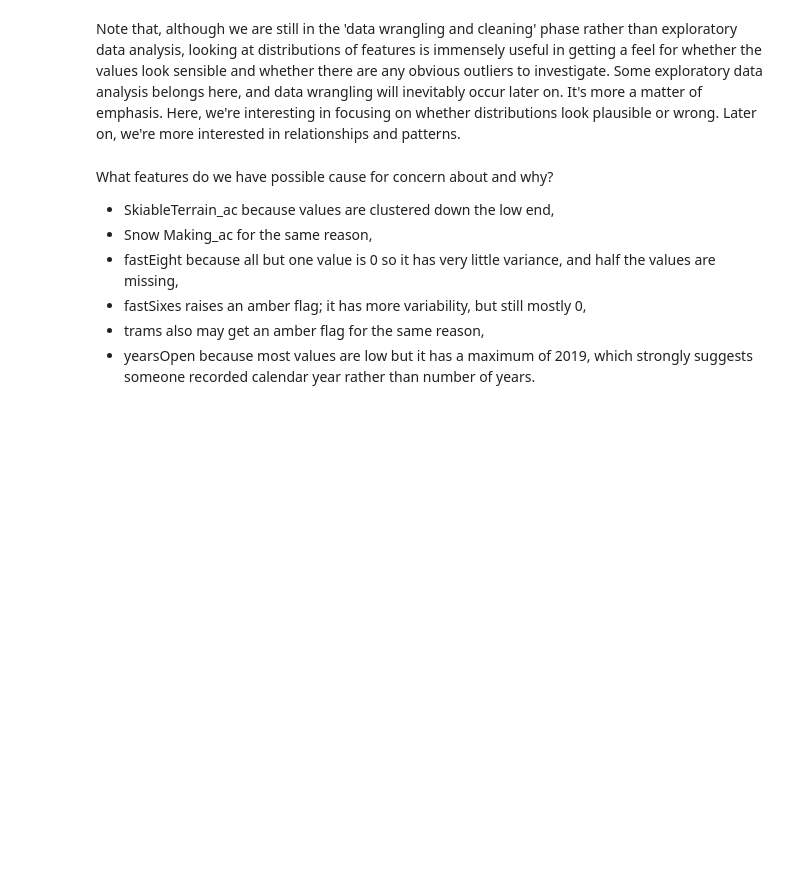
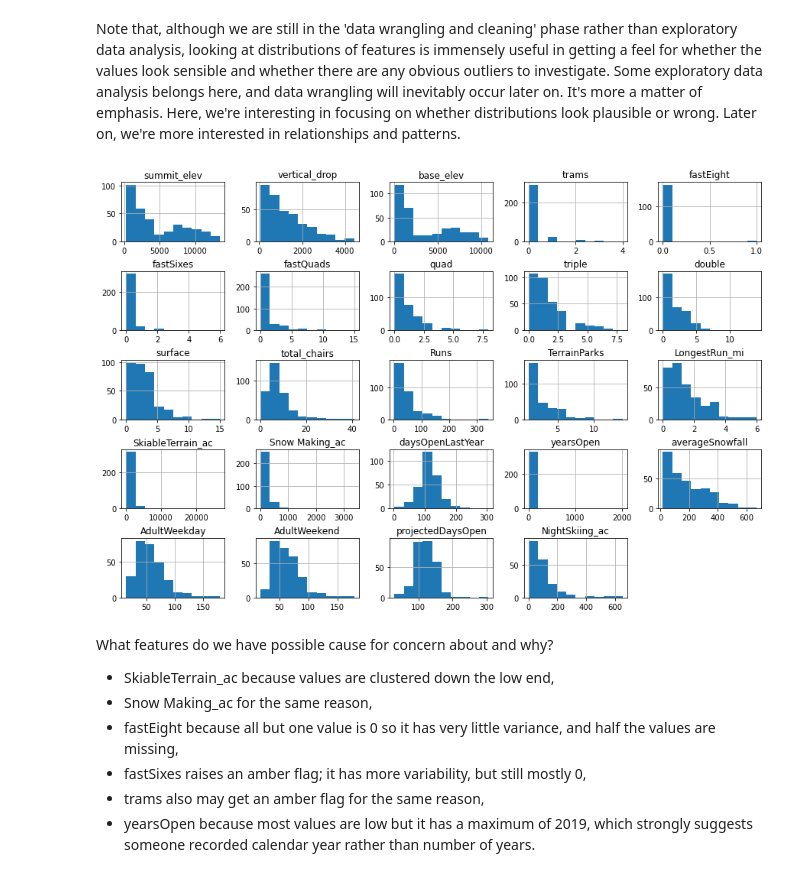
Before and after one commit to wwhite5/Springboard, a Jupyter notebook: GuidedCapstone/Notebooks/02_data_wrangling.ipynb, the cells around one changed output. Drawn from its saved outputs; the diff is of its cells as text; code cells hidden in the pictures; blank space fills up the shorter version.

```diff
--- a/GuidedCapstone/Notebooks/02_data_wrangling.ipynb
+++ b/GuidedCapstone/Notebooks/02_data_wrangling.ipynb
@@ -486,12 +504,14 @@ Note that, although we are still in the 'data wrangling and cleaning' phase rath
 # %%
 #Code task 18#
 #Call ski_data's `hist` method to plot histograms of each of the numeric features
 #Try passing it an argument figsize=(15,10)
 #Try calling plt.subplots_adjust() with an argument hspace=0.5 to adjust the spacing
 #It's important you create legible and easy-to-read plots
-ski_data.___(___)
-#plt.subplots_adjust(hspace=___);
+ski_data.hist(figsize=(15, 10))
+plt.subplots_adjust(hspace=0.5);
 #Hint: notice how the terminating ';' "swallows" some messy output and leads to a tidier notebook
+# %% [output]
+[figure, added]
 # %% [markdown]
 What features do we have possible cause for concern about and why?
 
```
Also changed, not shown: parts of 8 cells of this notebook.
